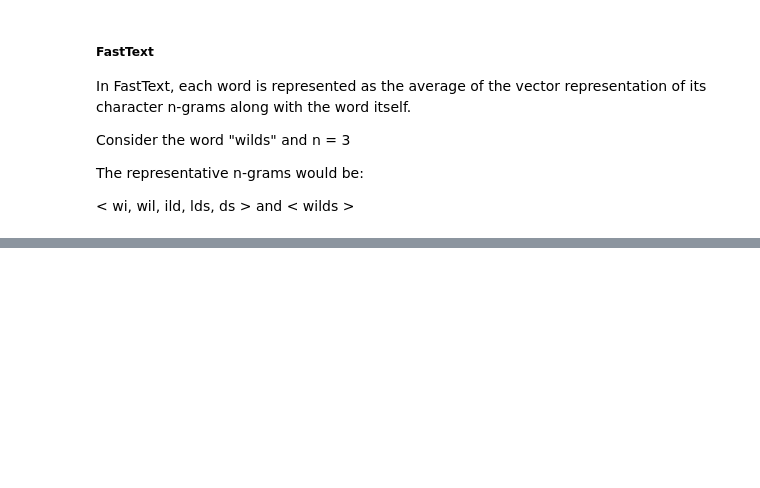
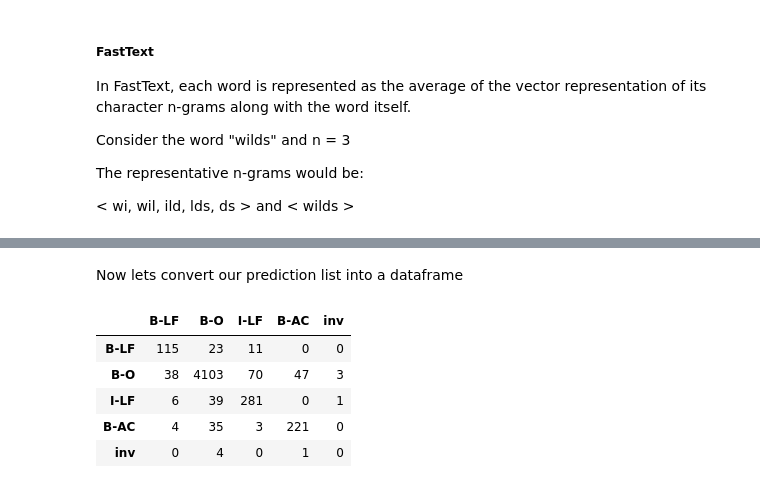
Before and after one commit to OliverKrieger/COM3029---NLP, a Jupyter notebook: cw/report/report_notebook.ipynb, the cells around one changed output, grey strips where cells are left out. Cells and saved outputs as stored; diff of their text form; code cells hidden in the pictures; blank space fills up the shorter version.

```diff
--- a/cw/report/report_notebook.ipynb
+++ b/cw/report/report_notebook.ipynb
@@ -1367,0 +1422,3 @@ https://radimrehurek.com/gensim/models/word2vec.html
+# %%
+# Load best spacy train
+best_model_nlp:Language = spacy.load(os.path.join(output_dir, "model-best"))
@@ -1367,0 +1576,28 @@ https://radimrehurek.com/gensim/models/word2vec.html
+# %% [markdown]
+Now lets convert our prediction list into a dataframe
+# %%
+flat_list = []
+for metric_list in metrics:
+    for metric_item in metric_list:
+        flat_list.append(metric_item)
+
+metric_df = pd.DataFrame(flat_list, columns=['Tokens', 'Tags', "Predicted Tags"])
+
+tags = tag_list.copy()
+tags.append("inv")
+result_df = pd.DataFrame(0, columns=tags, index=tags)
+
+from tqdm import tqdm
+
+for item in tqdm(flat_list):
+    tag = item[1]
+    predicted_tag = item[2]
+    result_df.at[tag, predicted_tag] += 1
+result_df
+# %% [output]
+|  | B-LF | B-O | I-LF | B-AC | inv |
+| B-LF | 115 | 23 | 11 | 0 | 0 |
+| B-O | 38 | 4103 | 70 | 47 | 3 |
+| I-LF | 6 | 39 | 281 | 0 | 1 |
+| B-AC | 4 | 35 | 3 | 221 | 0 |
+| inv | 0 | 4 | 0 | 1 | 0 |
```
Also changed, not shown: parts of 30 cells of this notebook, 3 other files.
